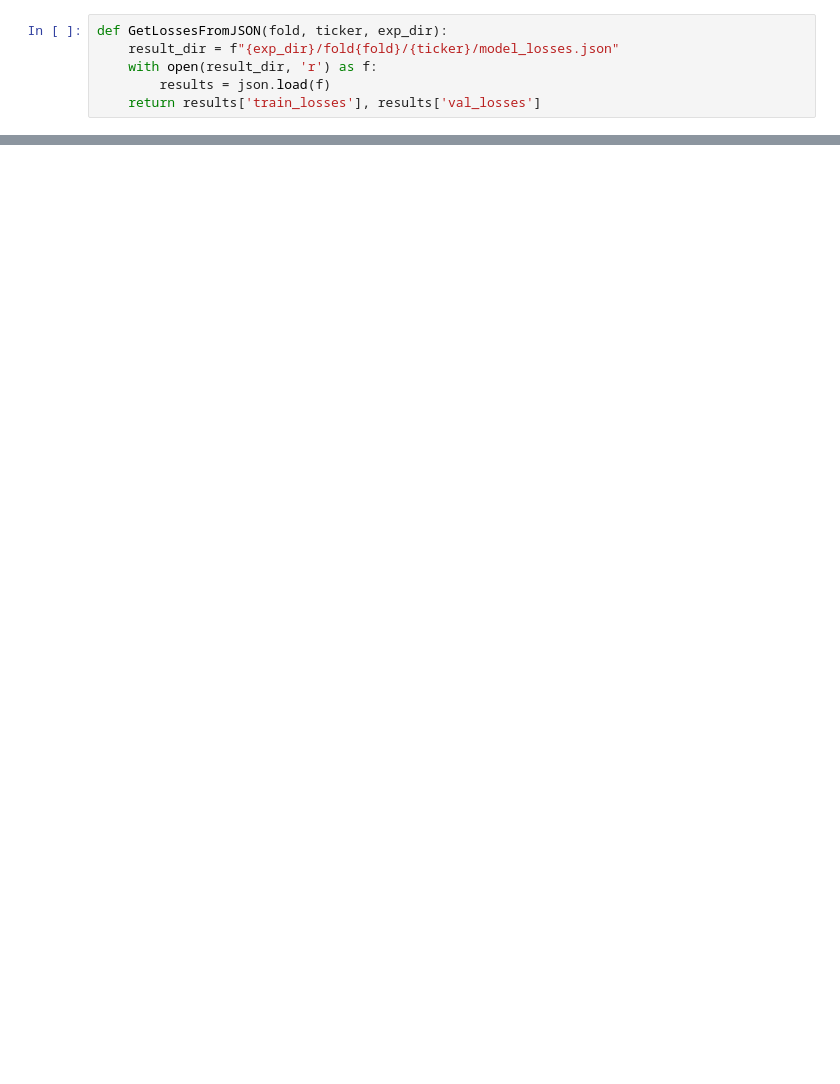
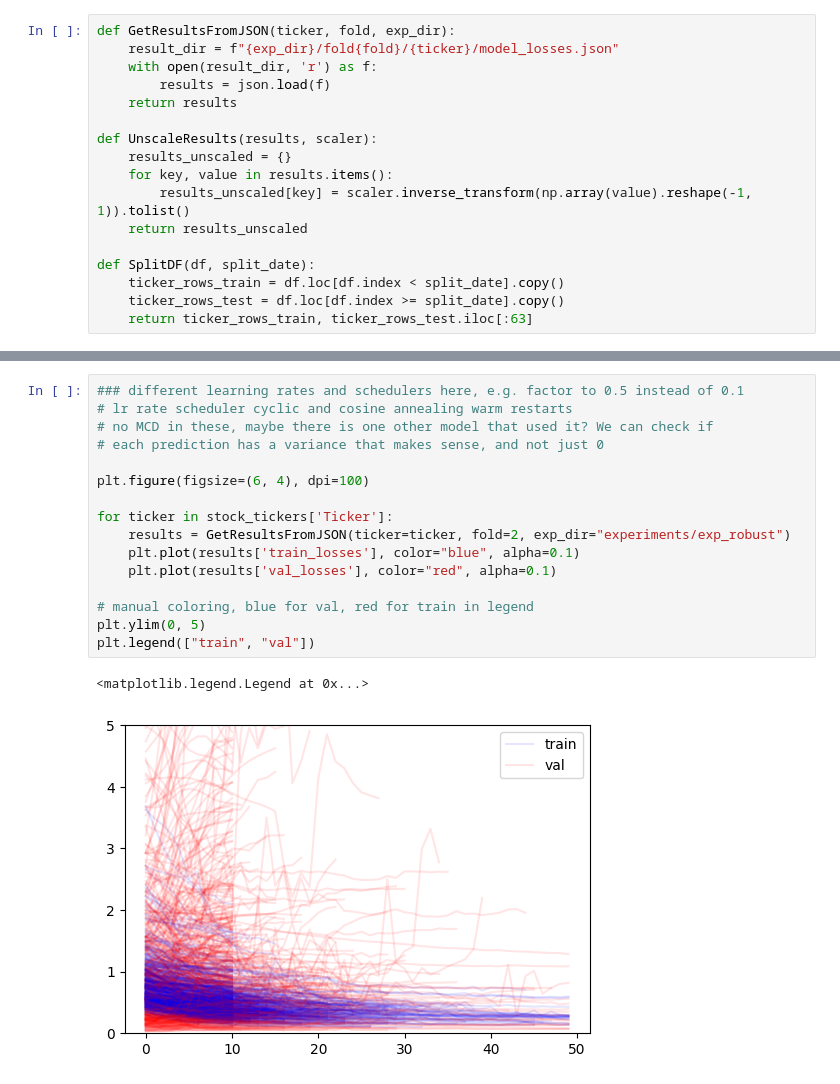
Before and after one commit to nico965j/financial-forecasting-bachelor, a Jupyter notebook: load_results.ipynb, the cells around one changed output, grey strips where cells are left out. Cells and saved outputs as stored; diff of their text form; blank space fills up the shorter version.

Commit message:
results viz, val_means and real vals comparison

```diff
--- a/load_results.ipynb
+++ b/load_results.ipynb
@@ -22,6 +22,17 @@ individual viz at max, we can do a dict of avg loss for each ticker - bar plot f
 # %%
-def GetLossesFromJSON(fold, ticker, exp_dir):
+def GetResultsFromJSON(ticker, fold, exp_dir):
     result_dir = f"{exp_dir}/fold{fold}/{ticker}/model_losses.json"
     with open(result_dir, 'r') as f:
         results = json.load(f)
-    return results['train_losses'], results['val_losses']
+    return results
+
+def UnscaleResults(results, scaler):
+    results_unscaled = {}
+    for key, value in results.items():
+        results_unscaled[key] = scaler.inverse_transform(np.array(value).reshape(-1, 1)).tolist()
+    return results_unscaled
+
+def SplitDF(df, split_date):
+    ticker_rows_train = df.loc[df.index < split_date].copy()
+    ticker_rows_test = df.loc[df.index >= split_date].copy()
+    return ticker_rows_train, ticker_rows_test.iloc[:63]
@@ -27,0 +67,19 @@ def GetLossesFromJSON(fold, ticker, exp_dir):
+# %%
+### different learning rates and schedulers here, e.g. factor to 0.5 instead of 0.1
+# lr rate scheduler cyclic and cosine annealing warm restarts
+# no MCD in these, maybe there is one other model that used it? We can check if
+# each prediction has a variance that makes sense, and not just 0
+
+plt.figure(figsize=(6, 4), dpi=100)
+
+for ticker in stock_tickers['Ticker']:
+    results = GetResultsFromJSON(ticker=ticker, fold=2, exp_dir="experiments/exp_robust")
+    plt.plot(results['train_losses'], color="blue", alpha=0.1)
+    plt.plot(results['val_losses'], color="red", alpha=0.1)
+
+# manual coloring, blue for val, red for train in legend
+plt.ylim(0, 5)
+plt.legend(["train", "val"])
+# %% [output]
+<matplotlib.legend.Legend at 0x...>
+[figure, added]
```
Also changed, not shown: parts of 14 cells of this notebook.
